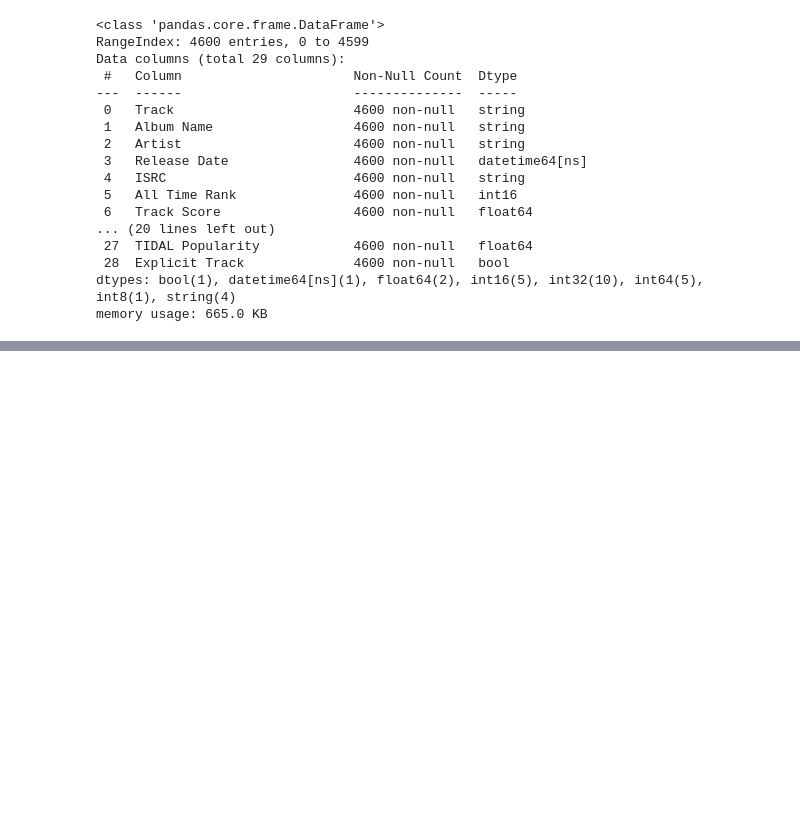
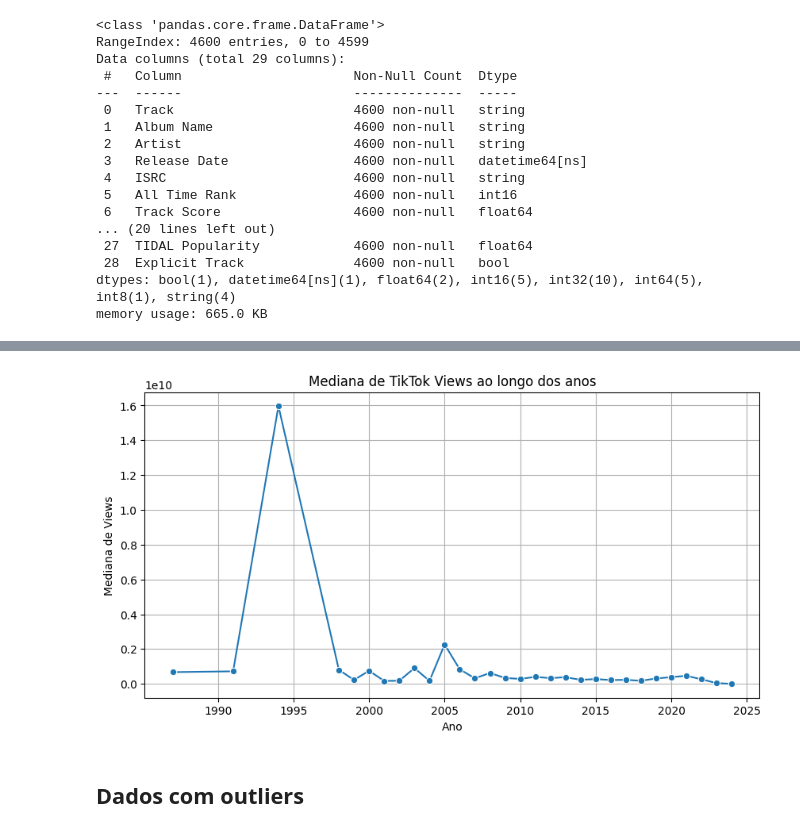
Before and after one commit to MizunoYudi/AD-Musicas-Mais-Tocadas, a Jupyter notebook: projeto.ipynb, the cells around one changed output, grey strips where cells are left out. Drawn from its saved outputs; the diff is of its cells as text; code cells hidden in the pictures; blank space fills up the shorter version.

```diff
--- a/projeto.ipynb
+++ b/projeto.ipynb
@@ -579,0 +703,22 @@ memory usage: 665.0 KB
+# %%
+df_ano = df_musicas.groupby('Year')['TikTok Views'].median().reset_index()
+
+plt.figure(figsize=(10,5))
+
+sns.lineplot(
+    data=df_ano,
+    x='Year',
+    y='TikTok Views',
+    marker='o'
+)
+
+plt.title('Mediana de TikTok Views ao longo dos anos')
+plt.xlabel('Ano')
+plt.ylabel('Mediana de Views')
+
+plt.grid()
+plt.show()
+# %% [output]
+[figure, added]
+# %% [markdown]
+## Dados com outliers
```
Also changed, not shown: parts of 32 cells of this notebook.
